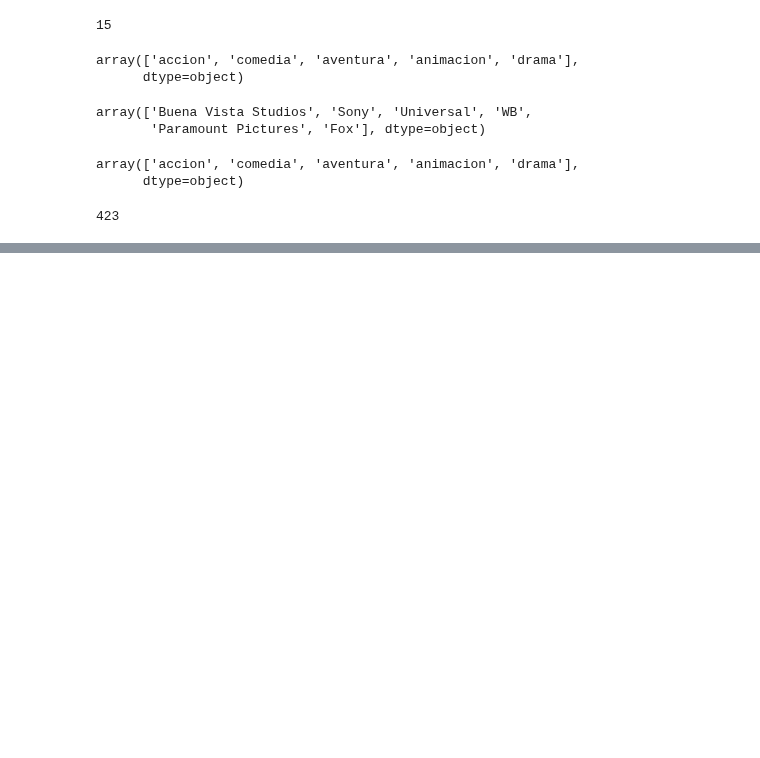
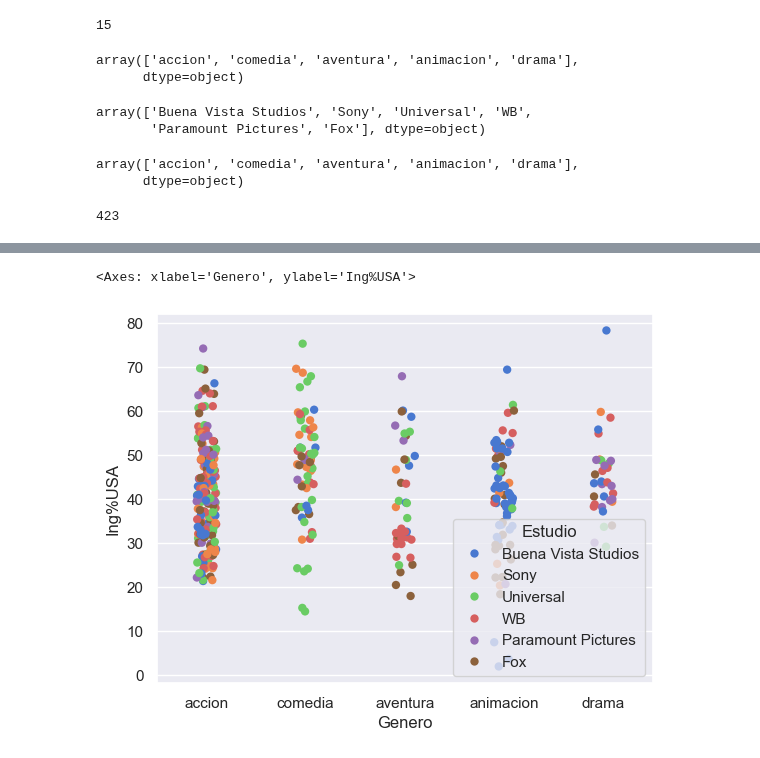
Before and after one commit to Marru73/Ejercicios-Python, a Jupyter notebook: CERTIFICADO IBM/tarea_seccion_6.ipynb, the cells around one changed output, grey strips where cells are left out. Saved outputs shown, nothing was run; the diff lists cells and outputs as text; code cells hidden in the pictures; blank space fills up the shorter version.

```diff
--- a/CERTIFICADO IBM/tarea_seccion_6.ipynb
+++ b/CERTIFICADO IBM/tarea_seccion_6.ipynb
@@ -103,0 +104,5 @@ ax.legend(bbox_to_anchor=(1.05,1), loc=2)
+# %%
+sns.stripplot(data=peliculas3, x='Genero', y='Ing%USA', jitter=True, size=6, linewidth=0, hue='Estudio')
+# %% [output]
+<Axes: xlabel='Genero', ylabel='Ing%USA'>
+[figure, added]
```
Also changed, not shown: parts of 1 cell of this notebook, 2 other files.
